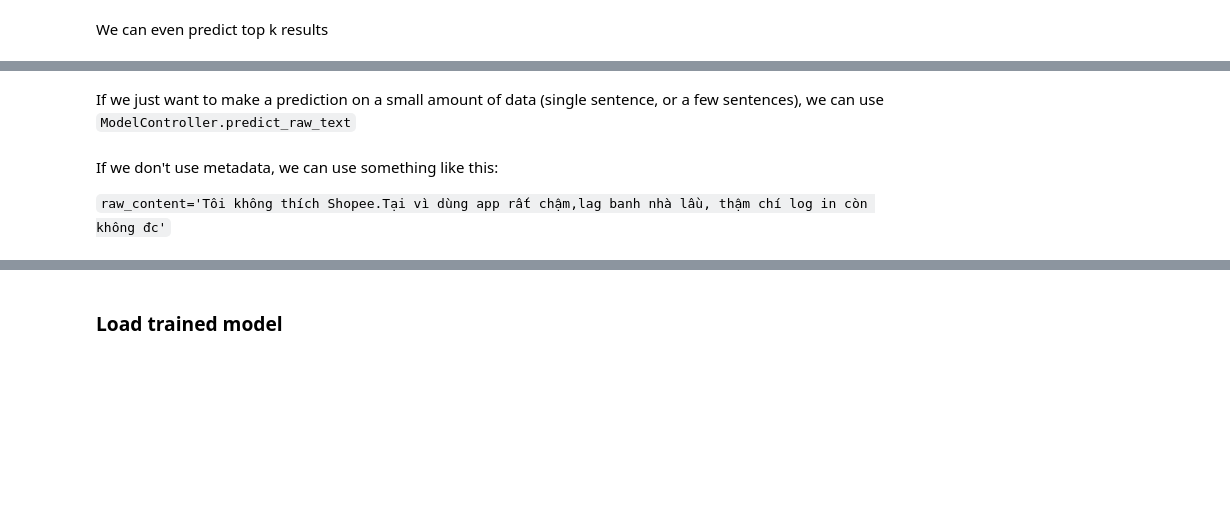
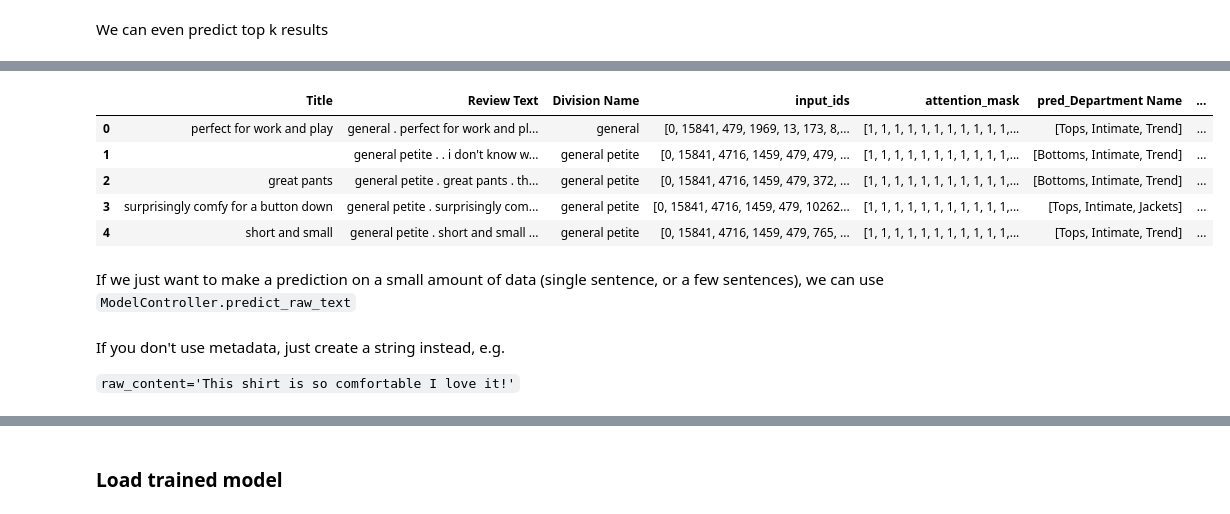
Before and after one commit to anhquan0412/that-nlp-library, a Jupyter notebook: nbs/03_model_classification_tutorial.ipynb, the cells around one changed output, grey strips where cells are left out. Drawn from its saved outputs; the diff is of its cells as text; code cells hidden in the pictures; blank space fills up the shorter version.

````diff
--- a/nbs/03_model_classification_tutorial.ipynb
+++ b/nbs/03_model_classification_tutorial.ipynb
@@ -453,3 +451,5 @@ from datasets import Dataset
+# %%
+controller.data_store.set_verbose(False)
 # %%
 _test_dset = Dataset.from_pandas(df_test)
 _test_dset_predicted = controller.predict_raw_dset(_test_dset,
@@ -525,2 +489,13 @@ df_result.head()
+# %%
+df_test_predicted = _test_dset_predicted.to_pandas()
+
+df_test_predicted.head()
+# %% [output]
+|  | Title | Review Text | Division Name | input_ids | attention_mask | pred_Department Name | ... |
+| 0 | perfect for work and play | general . perfect for work and pl... | general | [0, 15841, 479, 1969, 13, 173, 8,... | [1, 1, 1, 1, 1, 1, 1, 1, 1, 1, 1,... | [Tops, Intimate, Trend] | ... |
+| 1 |  | general petite . . i don't know w... | general petite | [0, 15841, 4716, 1459, 479, 479, ... | [1, 1, 1, 1, 1, 1, 1, 1, 1, 1, 1,... | [Bottoms, Intimate, Trend] | ... |
+| 2 | great pants | general petite . great pants . th... | general petite | [0, 15841, 4716, 1459, 479, 372, ... | [1, 1, 1, 1, 1, 1, 1, 1, 1, 1, 1,... | [Bottoms, Intimate, Trend] | ... |
+| 3 | surprisingly comfy for a button down | general petite . surprisingly com... | general petite | [0, 15841, 4716, 1459, 479, 10262... | [1, 1, 1, 1, 1, 1, 1, 1, 1, 1, 1,... | [Tops, Intimate, Jackets] | ... |
+| 4 | short and small | general petite . short and small ... | general petite | [0, 15841, 4716, 1459, 479, 765, ... | [1, 1, 1, 1, 1, 1, 1, 1, 1, 1, 1,... | [Tops, Intimate, Trend] | ... |
 # %% [markdown]
 If we just want to make a prediction on a small amount of data (single sentence, or a few sentences), we can use `ModelController.predict_raw_text`
@@ -533,4 +501,0 @@ raw_content={
-# %% [markdown]
-If we don't use metadata, we can use something like this:
-
-```raw_content='Tôi không thích Shopee.Tại vì dùng app rất chậm,lag banh nhà lầu, thậm chí log in còn không đc'```
@@ -536,0 +507,4 @@ If we don't use metadata, we can use something like this:
+# %% [markdown]
+If you don't use metadata, just create a string instead, e.g.
+
+```raw_content='This shirt is so comfortable I love it!'```
````
Also changed, not shown: parts of 28 cells of this notebook, 5 other files.
